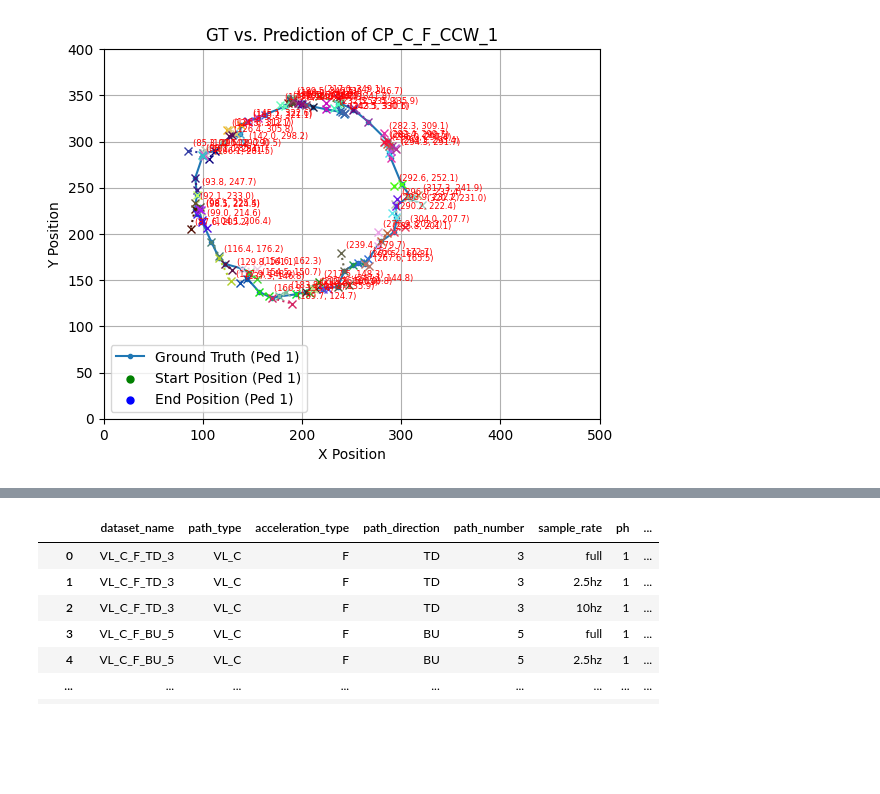
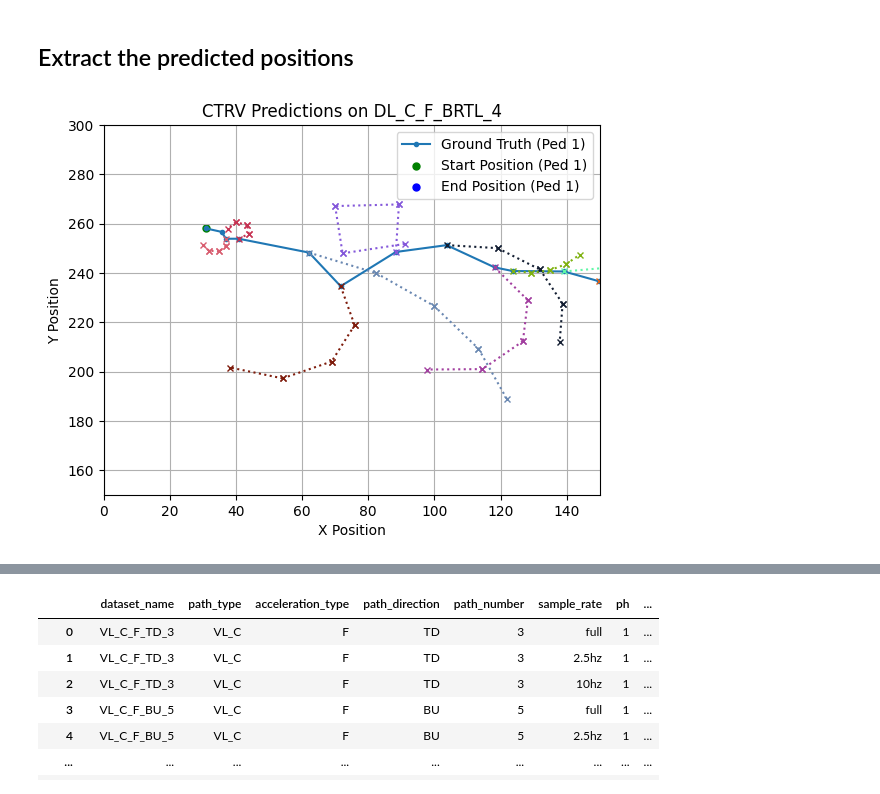
Before and after one commit to spourasgari/motion_predictor, a Jupyter notebook: CTRV_pred.ipynb, the cells around one changed output, grey strips where cells are left out. Saved outputs shown, nothing was run; the diff lists cells and outputs as text; code cells hidden in the pictures; blank space fills up the shorter version.

```diff
--- a/CTRV_pred.ipynb
+++ b/CTRV_pred.ipynb
@@ -42,0 +53,12 @@ len(gt_array)
+# %%
+# Load waypoints
+file_name = "ETH_datasets"
+output_dir = f"/home/sina/env_prediction_project/motion_predictor/{file_name}"
+
+data_path = os.path.join(output_dir, "biwi_eth.csv") # A 10hz dataset
+data_path_2 = os.path.join(output_dir, "pose_waypoints_sampled_2.5hz_clean.csv") # A 2.5hz dataset
+
+# Set parameters
+plot_2 = False # To plot the 2.5hz dataset on the same graph
+speed_avg = False # To use the averaged linear velocity of last steps
+pred_model = 'CTRV' # The prediction model to be used
@@ -157,3 +206,5 @@ len(p_x)
+# %% [markdown]
+## Extract the predicted positions
 # %%
 # # Assuming `data_array` and `predictions` are already computed as in the previous code
 
@@ -164,9 +215,9 @@ len(p_x)
 # # Create the combined plot
 # plt.figure(figsize=((x_max - x_min) * 0.5, (y_max - y_min) * 0.5), dpi=300)
 
-# Set the x and y axis limits
-plt.xlim(0, 500)
-plt.ylim(0, 400)
+# # Set the x and y axis limits
+plt.xlim(0, 150)
+plt.ylim(150, 300)
 
 pedestrian_ids = np.unique(gt_array[:, 1])
 
@@ -174,58 +225,74 @@ pedestrian_ids = np.unique(gt_array[:, 1])
 for ped_id in pedestrian_ids:
     # Filter ground truth data for the pedestrian
     ped_data = gt_array[gt_array[:, 1] == ped_id]
-    ped_data_2 = gt_array_2[gt_array_2[:, 1] == ped_id]
-
     x_gt, y_gt = ped_data[:, 2], ped_data[:, 3]
-    x_gt_2, y_gt_2 = ped_data_2[:, 2], ped_data_2[:, 3]
 
     # Plot ground truth trajectory
     plt.plot(x_gt, y_gt, marker="o", linestyle="-", markersize=3,
              label=f"Ground Truth (Ped {int(ped_id)})", linewidth=1.5)
 
     if plot_2:
+        # Filter ground truth data for the pedestrian (second dataset)
+        ped_data_2 = gt_array_2[gt_array_2[:, 1] == ped_id]
+        x_gt_2, y_gt_2 = ped_data_2[:, 2], ped_data_2[:, 3]
+
+        # Plot ground truth trajectory (second dataset)
         plt.plot(x_gt_2, y_gt_2, marker="*", linestyle="-", markersize=3,
             label=f"Ground Truth (Ped {int(ped_id)})", linewidth=1.5)
 
     ## Plot predicted trajectory
 
     # Connect ground truth to prediction
 
-    if ped_id in predictions:
-        j = 2
-        for pred in predictions[ped_id]:
-            t_pred, ped_id_pred, x_pred, y_pred = pred
-            plt.text(x_pred + 5, y_pred + 5, f"({x_pred:.1f}, {y_pred:.1f})", fontsize=6, color="red")
-            plt.plot([x_gt[j], x_pred], [y_gt[j], y_pred], color=np.random.rand(3,),
-                     marker="x", linestyle='dotted')
-            j += 1
+    for t2, ped_pred in predictions.items():
+        for ped_id, pred in ped_pred.items():
+            ped_data = gt_array[gt_array[:, 1] == ped_id]
+            gt_timestamps = ped_data[:, 0]
 
-            # Othe types of plots can be added here, but be careful about multiple labels. It's better for the multi-step predictions, I think
+            if t2 in gt_timestamps:
+                idx = np.where(gt_timestamps == t2)[0][0]
+                x_start = ped_data[idx, 2]
+                y_start = ped_data[idx, 3]
+
+                color = np.random.rand(3,)
+
+                for point in pred:
+                    x_pred, y_pred = point
+                    plt.plot([x_start, x_pred], [y_start, y_pred],
+                         color=color, linestyle='dotted',
+                         marker="x", markersize=4)
+
+                    x_start, y_start = x_pred, y_pred
+                    # break
 
 
-
-    # plt.plot(p_x, p_y, marker="x", linewidth=1, linestyle='--', label='Predicted Positions', color="red") # Connect all prediction to each other
+    ## THESE PLOTS ARE NOT WORKING ANYMORE
+    # plt.plot(p_x, p_y, marker="x", linewidth=1, linestyle='--', label='Predicted Positions', color="red") # Connect all prediction to each other, only useful for one-step prediction
     # plt.scatter(p_x, p_y, marker="x", label='Predicted Positions', color="red") # Just show the predicted positions
 
 # Mark start and end positions
 for ped_id in np.unique(gt_array[:, 1]):
     ped_data = gt_array[gt_array[:, 1] == ped_id]
     x_gt, y_gt = ped_data[:, 2], ped_data[:, 3]
     plt.scatter(x_gt[0], y_gt[0], color="green", s=25, label=f"Start Position (Ped {int(ped_id)})")
     plt.scatter(x_gt[-1], y_gt[-1], color="blue", s=25, label=f"End Position (Ped {int(ped_id)})")
+#     plt.scatter()
+#     [40.77488327026367, 253.8969268798828],
+#  [0.4355576923076923, 1.0, 62.06704711914063, 248.269775390625],
+#  [0.51475, 1.0, 71.64285278320312, 234.6148834228516],
 
 # plt.gca().invert_yaxis()  # Invert Y to match video coordinates
 # plt.gca().invert_xaxis()  # Invert X to match video coordinates
 
 # Titles and labels
-plt.title(f"GT vs. Prediction of {file_name}")
+plt.title(f"{pred_model} Predictions on {file_name}")
 plt.xlabel("X Position")
 plt.ylabel("Y Position")
 plt.legend()
 plt.grid(True)
 
 # Show the plot
 plt.show()
 plt.close()
 # %% [output]
-[figure, old version]
+[figure, new version]
```
Also changed, not shown: parts of 15 cells of this notebook, 14 other files.
